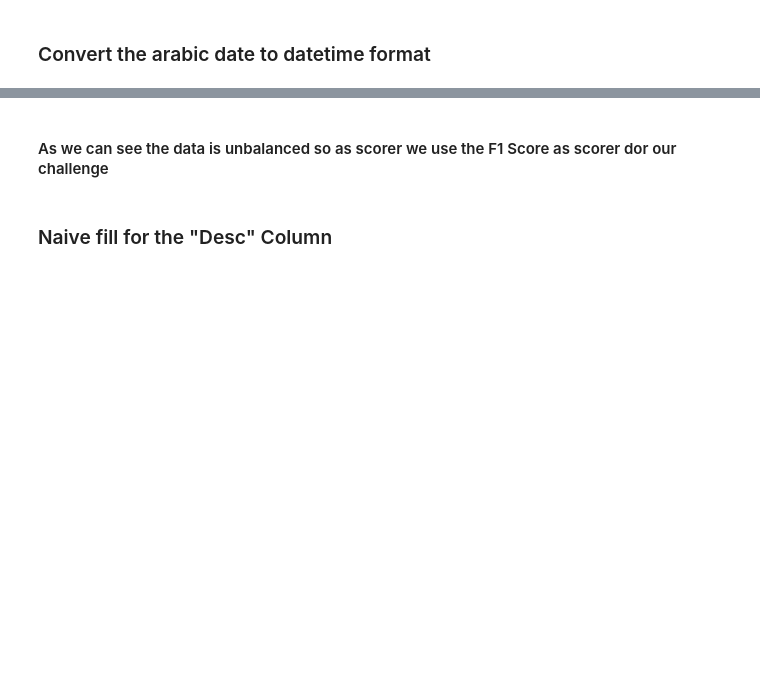
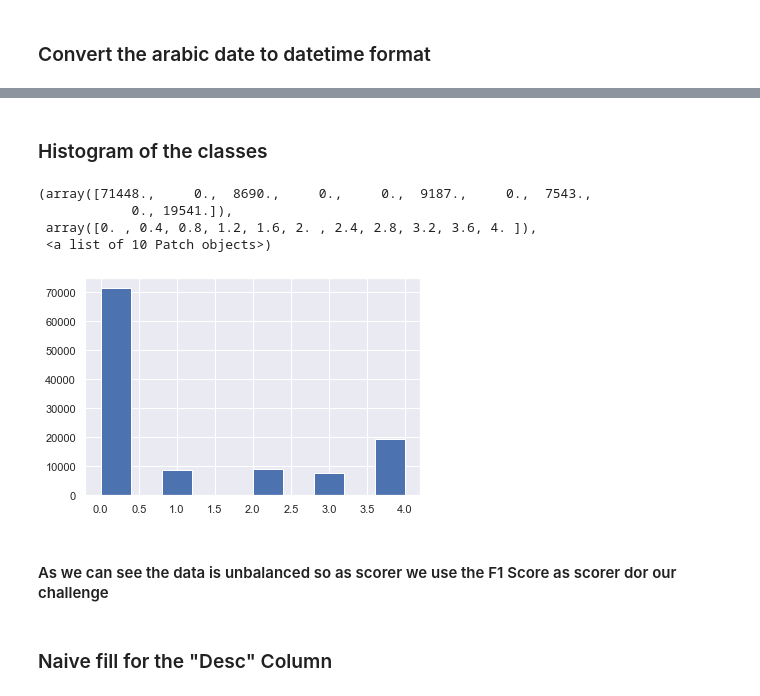
Before and after one commit to hadi-abdine/ArabicNewsCategoryPrediction, a Jupyter notebook: ArabicNewsCategoryPrediction_starting_kit.ipynb, the cells around one changed output, grey strips where cells are left out. Cells and saved outputs as stored; diff of their text form; code cells hidden in the pictures; blank space fills up the shorter version.

```diff
--- a/ArabicNewsCategoryPrediction_starting_kit.ipynb
+++ b/ArabicNewsCategoryPrediction_starting_kit.ipynb
@@ -144,3 +118,18 @@ useful.groupby('Type').size().plot(kind='bar')
+# %% [markdown]
+### Histogram of the classes
+# %%
+categories = ['أخبار محليّة', 'أخبار فنية', 'أخبار اقتصادية ومالية', 'أخبار رياضية', 'أخبار إقليمية ودولية']
+class2index = dict(zip(categories, range(len(categories))))
+# %%
+y_array = np.array([class2index[cat] for cat in y_array])
+# %%
+plt.hist(y_array)
+# %% [output]
+(array([71448.,     0.,  8690.,     0.,     0.,  9187.,     0.,  7543.,
+            0., 19541.]),
+ array([0. , 0.4, 0.8, 1.2, 1.6, 2. , 2.4, 2.8, 3.2, 3.6, 4. ]),
+ <a list of 10 Patch objects>)
+[figure, added]
 # %% [markdown]
 #### As we can see the data is unbalanced so as scorer we use the F1 Score as scorer dor our challenge
 # %% [markdown]
```
Also changed, not shown: parts of 35 cells of this notebook, 6 other files.
